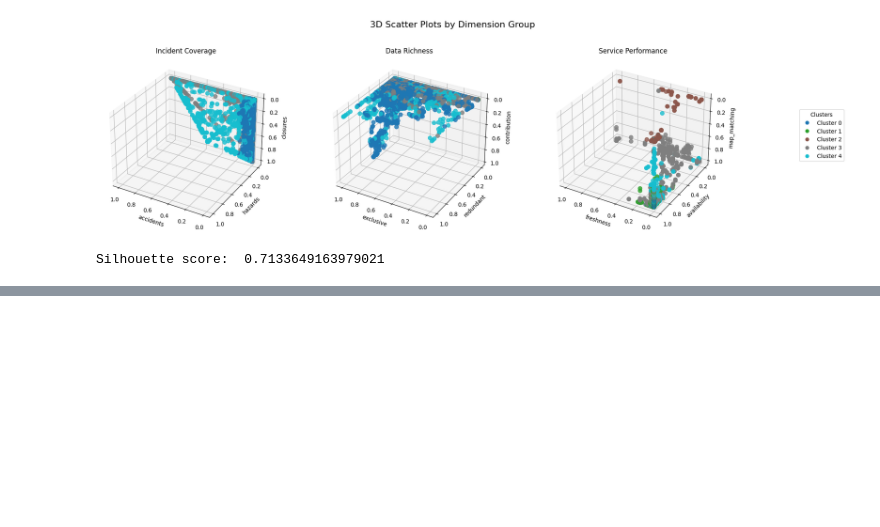
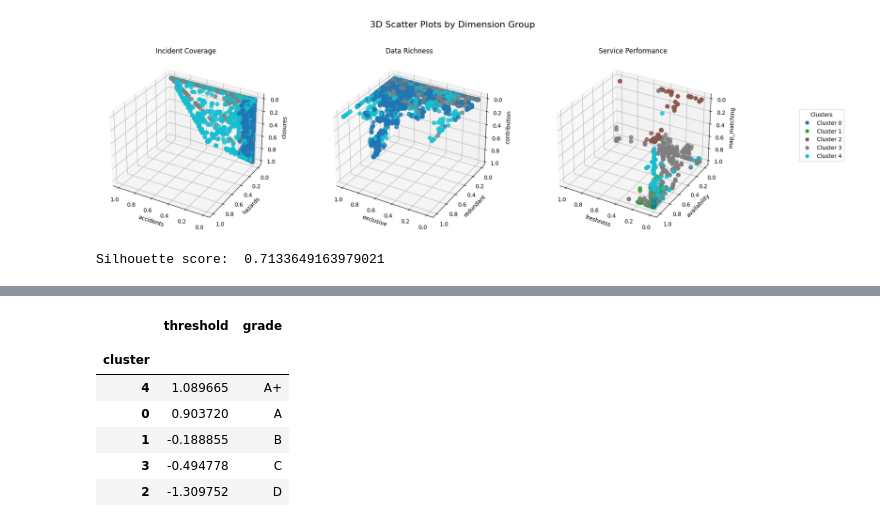
Before and after one commit to ArjanFaber-TomTom/Provider_Classification_System_Development, a Jupyter notebook: Providers_Classification.ipynb, the cells around one changed output, grey strips where cells are left out. Saved outputs shown, nothing was run; the diff lists cells and outputs as text; code cells hidden in the pictures; blank space fills up the shorter version.

```diff
--- a/Providers_Classification.ipynb
+++ b/Providers_Classification.ipynb
@@ -504,0 +552,11 @@ Silhouette score:  0.7133649163979021
+# %%
+df_kmeans_thld
+# %% [output]
+|  | threshold | grade |
+|  |  |  |
+| cluster |  |  |
+| 4 | 1.089665 | A+ |
+| 0 | 0.903720 | A |
+| 1 | -0.188855 | B |
+| 3 | -0.494778 | C |
+| 2 | -1.309752 | D |
```
Also changed, not shown: parts of 11 cells of this notebook.
